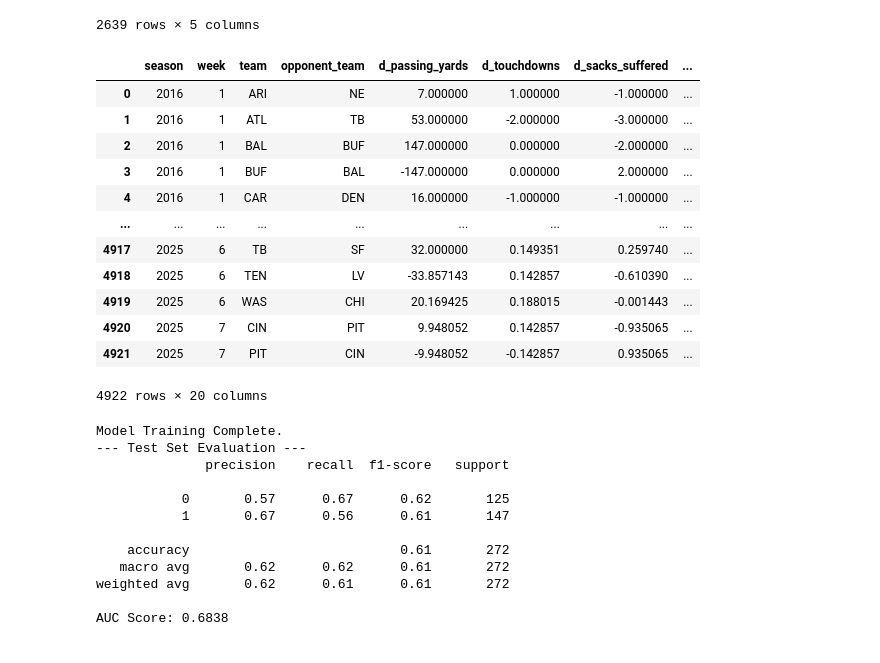
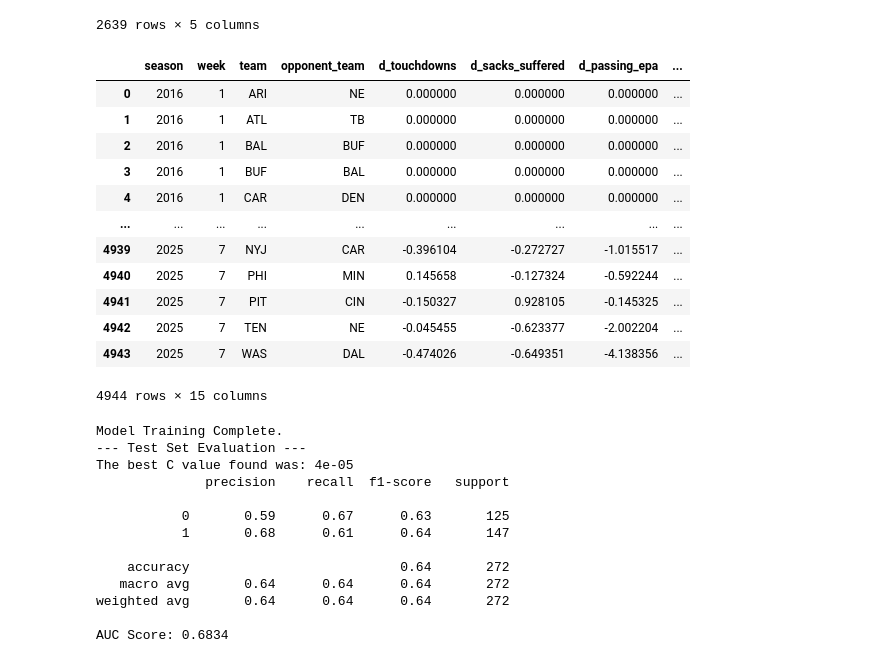
Before and after one commit to dbartolai/sports_analytics_uiuc, a Jupyter notebook: ml_models/sample_model/aaryan-moneyline-test.ipynb, the cells around one changed output. Drawn from its saved outputs; the diff is of its cells as text; code cells hidden in the pictures.

```diff
--- a/ml_models/sample_model/aaryan-moneyline-test.ipynb
+++ b/ml_models/sample_model/aaryan-moneyline-test.ipynb
@@ -134,7 +134,7 @@ df_ts_cleaned_sorted = df_ts_cleaned.sort_values(by=['season', 'week'])
 stat_cols = [col for col in df_ts_cleaned_sorted.columns if col not in ['season', 'week', 'team', 'opponent_team', 'score', 'opponent_score']]
 
 df_ts_rolling = df_ts_cleaned_sorted.groupby('team')[stat_cols].transform(
-    lambda x: x.expanding().mean()
+    lambda x: x.expanding().mean().shift(1)
 )
 
 # Combine the IDs and the rolling stats
@@ -172,51 +172,47 @@ team_a_margin = (df_std_matchups["def_interceptions_team"] + df_std_matchups["de
 team_b_margin = (df_std_matchups["def_interceptions_opp"] + df_std_matchups["def_fumbles_forced_opp"]) - (df_std_matchups["passing_interceptions_opp"] + df_std_matchups["fumbles_opp"])
 
 team_a_touchdowns = df_std_matchups["passing_tds_team"] + df_std_matchups["rushing_tds_team"]
 team_b_touchdowns = df_std_matchups["passing_tds_opp"] + df_std_matchups["rushing_tds_opp"]
 
-df_std_matchups["d_passing_yards"] = df_std_matchups["passing_yards_team"] - df_std_matchups["passing_yards_opp"]
+
 df_std_matchups["d_touchdowns"] = team_a_touchdowns - team_b_touchdowns
 df_std_matchups["d_sacks_suffered"] = df_std_matchups["sacks_suffered_opp"] - df_std_matchups["sacks_suffered_team"] # negative stat
 df_std_matchups["d_passing_epa"] = df_std_matchups["passing_epa_team"] - df_std_matchups["passing_epa_opp"]
 df_std_matchups["d_passing_cpoe"] = df_std_matchups["passing_cpoe_team"] - df_std_matchups["passing_cpoe_opp"]
 df_std_matchups["d_rushing_yards"] = df_std_matchups["rushing_yards_team"] - df_std_matchups["rushing_yards_opp"]
-df_std_matchups["d_receiving_yards"] = df_std_matchups["receiving_yards_team"] - df_std_matchups["receiving_yards_opp"]
 df_std_matchups["d_receiving_epa"] = df_std_matchups["receiving_epa_team"] - df_std_matchups["receiving_epa_opp"]
 df_std_matchups["d_tackles_for_loss"] = df_std_matchups["def_tackles_for_loss_team"] - df_std_matchups["def_tackles_for_loss_opp"]
 df_std_matchups["d_sacks"] = df_std_matchups["def_sacks_team"] - df_std_matchups["def_sacks_opp"]
 df_std_matchups["d_qb_hits"] = df_std_matchups["def_qb_hits_team"] - df_std_matchups["def_qb_hits_opp"] # could be removed later
-df_std_matchups["d_pass_defended"] = df_std_matchups["def_pass_defended_team"] - df_std_matchups["def_pass_defended_opp"] # could be removed later
-df_std_matchups["d_penalties"] = df_std_matchups["penalties_opp"] - df_std_matchups["penalties_team"] # negative stat
-df_std_matchups["d_penalty_yards"] = df_std_matchups["penalty_yards_opp"] - df_std_matchups["penalty_yards_team"] # negative stat
 df_std_matchups["d_fg_pct"] = df_std_matchups["fg_pct_team"] - df_std_matchups["fg_pct_opp"]
 df_std_matchups["d_turnover_margin"] = team_a_margin - team_b_margin
 
 remove_merged = ['completions_team', 'attempts_team', 'passing_yards_team', 'passing_tds_team', 'passing_interceptions_team', 'sacks_suffered_team',
                 'passing_first_downs_team', 'passing_epa_team', 'passing_cpoe_team', 'carries_team', 'rushing_yards_team', 'rushing_tds_team',
                 'rushing_first_downs_team', 'rushing_epa_team', 'receptions_team', 'receiving_yards_team', 'receiving_tds_team', 'receiving_first_downs_team',
                 'receiving_epa_team', 'def_tackles_for_loss_team', 'def_sacks_team', 'def_qb_hits_team', 'def_interceptions_team', 'def_pass_defended_team', 'penalties_team',
                 'penalty_yards_team', 'fg_pct_team', 'def_tackles_team', 'fumbles_team', 'def_fumbles_forced_team', 'completions_opp', 'attempts_opp',
                 'passing_yards_opp', 'passing_tds_opp', 'passing_interceptions_opp', 'sacks_suffered_opp', 'passing_first_downs_opp', 'passing_epa_opp', 'passing_cpoe_opp',
                 'carries_opp', 'rushing_yards_opp', 'rushing_tds_opp', 'rushing_first_downs_opp', 'rushing_epa_opp', 'receptions_opp', 'receiving_yards_opp', 'receiving_tds_opp',
                 'receiving_first_downs_opp', 'receiving_epa_opp', 'def_tackles_for_loss_opp', 'def_sacks_opp', 'def_qb_hits_opp', 'def_interceptions_opp', 'def_pass_defended_opp',
                 'penalties_opp', 'penalty_yards_opp', 'fg_pct_opp', 'def_tackles_opp', 'fumbles_opp', 'def_fumbles_forced_opp', 'opponent_match_key', 'team_match_check']
 
 df_std_matchups = df_std_matchups.drop(remove_merged, axis=1)
 df_std_matchups
 # %% [output]
-|  | season | week | team | opponent_team | d_passing_yards | d_touchdowns | d_sacks_suffered | ... |
-| 0 | 2016 | 1 | ARI | NE | 7.000000 | 1.000000 | -1.000000 | ... |
-| 1 | 2016 | 1 | ATL | TB | 53.000000 | -2.000000 | -3.000000 | ... |
-| 2 | 2016 | 1 | BAL | BUF | 147.000000 | 0.000000 | -2.000000 | ... |
-| 3 | 2016 | 1 | BUF | BAL | -147.000000 | 0.000000 | 2.000000 | ... |
-| 4 | 2016 | 1 | CAR | DEN | 16.000000 | -1.000000 | -1.000000 | ... |
+|  | season | week | team | opponent_team | d_touchdowns | d_sacks_suffered | d_passing_epa | ... |
+| 0 | 2016 | 1 | ARI | NE | 0.000000 | 0.000000 | 0.000000 | ... |
+| 1 | 2016 | 1 | ATL | TB | 0.000000 | 0.000000 | 0.000000 | ... |
+| 2 | 2016 | 1 | BAL | BUF | 0.000000 | 0.000000 | 0.000000 | ... |
+| 3 | 2016 | 1 | BUF | BAL | 0.000000 | 0.000000 | 0.000000 | ... |
+| 4 | 2016 | 1 | CAR | DEN | 0.000000 | 0.000000 | 0.000000 | ... |
 | ... | ... | ... | ... | ... | ... | ... | ... | ... |
-| 4917 | 2025 | 6 | TB | SF | 32.000000 | 0.149351 | 0.259740 | ... |
-| 4918 | 2025 | 6 | TEN | LV | -33.857143 | 0.142857 | -0.610390 | ... |
-| 4919 | 2025 | 6 | WAS | CHI | 20.169425 | 0.188015 | -0.001443 | ... |
-| 4920 | 2025 | 7 | CIN | PIT | 9.948052 | 0.142857 | -0.935065 | ... |
-| 4921 | 2025 | 7 | PIT | CIN | -9.948052 | -0.142857 | 0.935065 | ... |
+| 4939 | 2025 | 7 | NYJ | CAR | -0.396104 | -0.272727 | -1.015517 | ... |
+| 4940 | 2025 | 7 | PHI | MIN | 0.145658 | -0.127324 | -0.592244 | ... |
+| 4941 | 2025 | 7 | PIT | CIN | -0.150327 | 0.928105 | -0.145325 | ... |
+| 4942 | 2025 | 7 | TEN | NE | -0.045455 | -0.623377 | -2.002204 | ... |
+| 4943 | 2025 | 7 | WAS | DAL | -0.474026 | -0.649351 | -4.138356 | ... |
-4922 rows × 20 columns
+4944 rows × 15 columns
 # %%
 # --- MERGE WIN/LOSS DATA (REQUIRED BEFORE ML STUFF) ---
 # NOTE: This part was missing from your latest post, but is necessary to get 'is_team_win'
@@ -246,15 +242,15 @@ y = df_model_ready['is_team_win']
 X_cols = [col for col in df_model_ready.columns if col.startswith('d_') or col in ['season', 'week']]
 X = df_model_ready[X_cols] # X is now the final feature set including ID columns for splitting
 
-TRAIN_SEASONS = df_model_ready['season'].unique()[:-2]
-TEST_SEASONS = df_model_ready['season'].unique()[-2:-1]
+train_seasons = df_model_ready['season'].unique()[:-2]
+test_seasons = df_model_ready['season'].unique()[-2:-1]
 
 # Split X and y based on season
-X_train = X[X['season'].isin(TRAIN_SEASONS)].copy()
-y_train = y[X['season'].isin(TRAIN_SEASONS)].copy()
+X_train = X[X['season'].isin(train_seasons)].copy()
+y_train = y[X['season'].isin(train_seasons)].copy()
 
-X_test = X[X['season'].isin(TEST_SEASONS)].copy()
-y_test = y[X['season'].isin(TEST_SEASONS)].copy()
+X_test = X[X['season'].isin(test_seasons)].copy()
+y_test = y[X['season'].isin(test_seasons)].copy()
 
 # Drop the ID columns from the feature sets before scaling/training
 X_train = X_train.drop(columns=['season', 'week'], errors='ignore')
@@ -264,39 +260,44 @@ scaler = StandardScaler()
 X_train_scaled = scaler.fit_transform(X_train)
 X_test_scaled = scaler.transform(X_test)
 
-param_grid = {'C': [0.005, 0.01, 0.05, 0.1, 0.5, 1.0]}
+param_grid = [{'C': [0.00004], 'penalty': ['l1', 'l2']}]
 
 model = GridSearchCV(
     LogisticRegression(solver='liblinear', random_state=1),
     param_grid,
     scoring='roc_auc',  # Key to maximizing AUC
-    cv=5                 # 5-fold cross-validation
+    cv=5,                 # 5-fold cross-validation
+    n_jobs=-1
 )
 
 model.fit(X_train_scaled, y_train)
 
+best_model = model.best_estimator_
+
 print("Model Training Complete.")
 
 # 1. Predict probabilities on the test set
-y_pred_proba = model.predict_proba(X_test_scaled)[:, 1]
+y_pred_proba = best_model.predict_proba(X_test_scaled)[:, 1]
 
 # 2. Predict class labels (0 or 1) using a standard threshold of 0.5
 y_pred = (y_pred_proba > 0.5).astype(int)
 
 # 3. Print Classification Report and AUC
 print("--- Test Set Evaluation ---")
+print(f"The best C value found was: {model.best_params_['C']}")
 print(classification_report(y_test, y_pred))
 print(f"AUC Score: {roc_auc_score(y_test, y_pred_proba):.4f}")
 # %% [output]
 Model Training Complete.
 --- Test Set Evaluation ---
+The best C value found was: 4e-05
               precision    recall  f1-score   support
 
-           0       0.57      0.67      0.62       125
-           1       0.67      0.56      0.61       147
+           0       0.59      0.67      0.63       125
+           1       0.68      0.61      0.64       147
 
-    accuracy                           0.61       272
-   macro avg       0.62      0.62      0.61       272
-weighted avg       0.62      0.61      0.61       272
+    accuracy                           0.64       272
+   macro avg       0.64      0.64      0.64       272
+weighted avg       0.64      0.64      0.64       272
 
-AUC Score: 0.6838
+AUC Score: 0.6834
```
Also changed, not shown: parts of 3 cells of this notebook, 1 other file.
